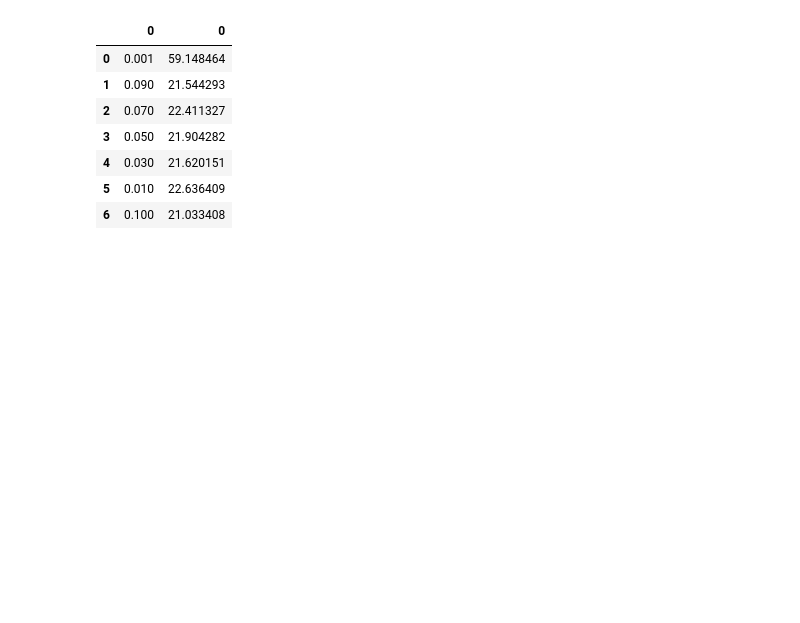
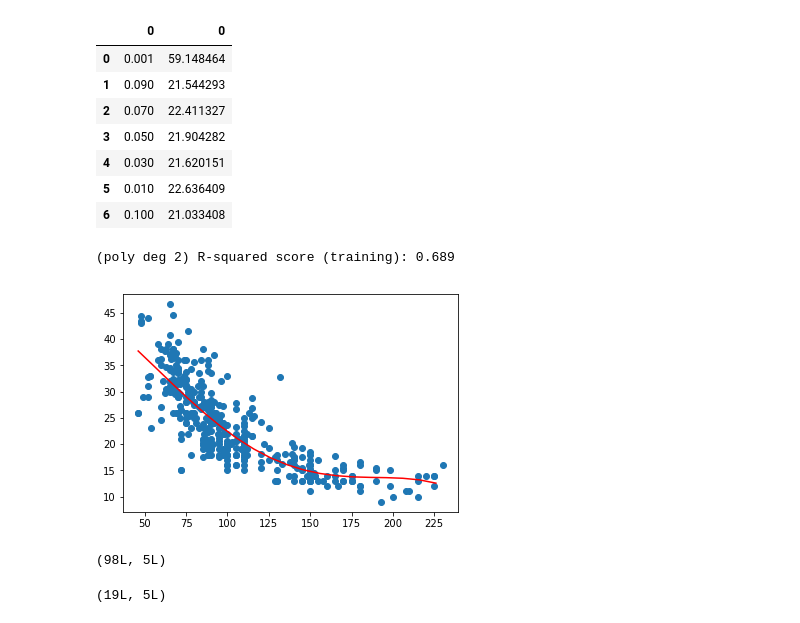
Before and after one commit to tvganesh/RPython-Part5, a Jupyter notebook: RandPython-Part5.ipynb, the cells around one changed output. Cells and saved outputs as stored; diff of their text form; code cells hidden in the pictures; blank space fills up the shorter version.

```diff
--- a/RandPython-Part5.ipynb
+++ b/RandPython-Part5.ipynb
@@ -307,3 +307,46 @@ a.columns
 | 4 | 0.030 | 21.620151 |
 | 5 | 0.010 | 22.636409 |
 | 6 | 0.100 | 21.033408 |
+# %%
+import numpy as np
+import pandas as pd
+import os
+import matplotlib.pyplot as plt
+from sklearn.model_selection import train_test_split
+from sklearn.preprocessing import PolynomialFeatures
+from sklearn.linear_model import LinearRegression
+autoDF =pd.read_csv("auto_mpg.csv",encoding="ISO-8859-1")
+autoDF.shape
+autoDF.columns
+autoDF1=autoDF[['mpg','cylinder','displacement','horsepower','weight','acceleration','year']]
+autoDF2 = autoDF1.apply(pd.to_numeric, errors='coerce')
+autoDF3=autoDF2.dropna()
+autoDF3.shape
+X=autoDF3[['horsepower']]
+y=autoDF3['mpg']
+poly = PolynomialFeatures(degree=4)
+X_poly = poly.fit_transform(X)
+linreg = LinearRegression().fit(X_poly, y)
+# %% [output]
+(poly deg 2) R-squared score (training): 0.689
+# %%
+hpGrid = np.arange(np.min(X),np.max(X),10)
+hpGrid
+hp=hpGrid.reshape(-1,1)
+poly = PolynomialFeatures(degree=4)
+hp_poly = poly.fit_transform(hp)
+plt.scatter(X,y)
+
+ypred=linreg.predict(hp_poly)
+plt.plot(hp,ypred,c="red")
+plt.show()
+# %% [output]
+[figure, added]
+# %%
+X_test.shape
+# %% [output]
+(98L, 5L)
+# %%
+hp_poly.shape
+# %% [output]
+(19L, 5L)
```
Also changed, not shown: parts of 1 cell of this notebook, 2 other files.
